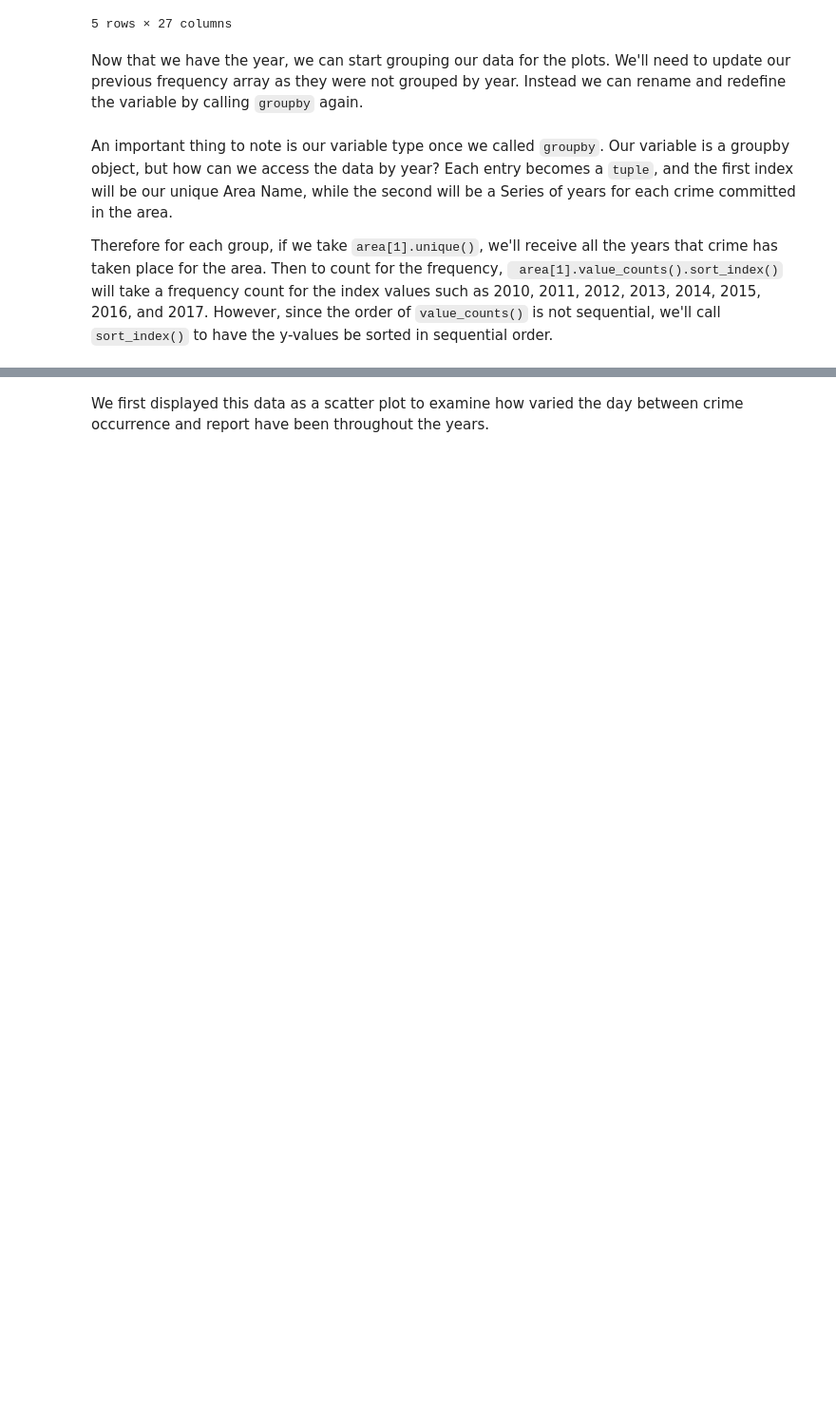
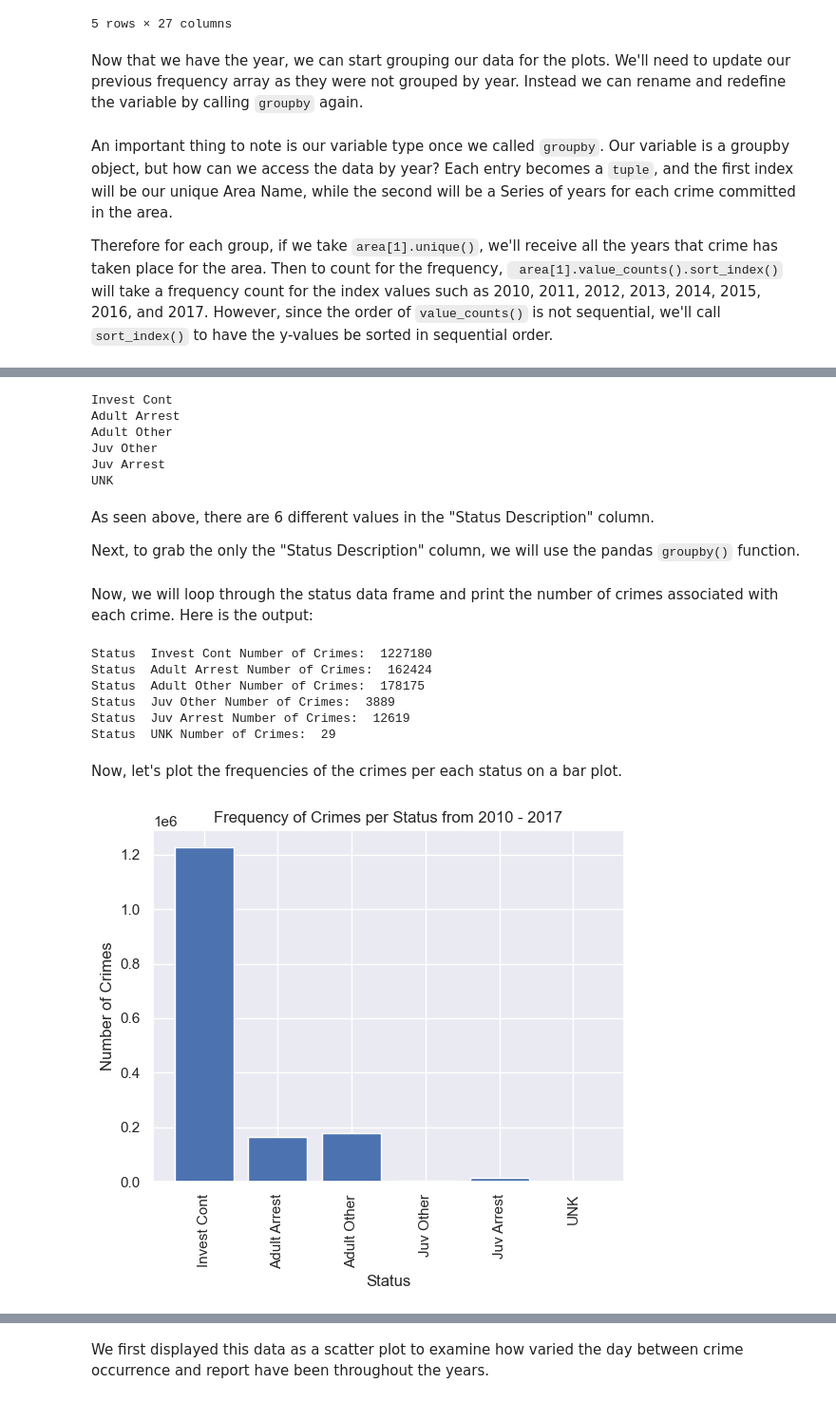
Before and after one commit to asd333333/asd333333.github.io, a Jupyter notebook: Final Project.ipynb, the cells around one changed output, grey strips where cells are left out. Shown at 95% size. Drawn from its saved outputs; the diff is of its cells as text; code cells hidden in the pictures; blank space fills up the shorter version.

```diff
--- a/Final Project.ipynb
+++ b/Final Project.ipynb
@@ -216,0 +254,44 @@ for area in area_crimes:
+# %%
+status = sorted_crime_data['Status Description'].unique()
+print(*status, sep='\n')
+# %% [output]
+Invest Cont
+Adult Arrest
+Adult Other
+Juv Other
+Juv Arrest
+UNK
+# %% [markdown]
+As seen above, there are 6 different values in the "Status Description" column.
+
+Next, to grab the only the "Status Description" column, we will use the pandas `groupby()` function.
+# %%
+status_crimes = sorted_crime_data.groupby(sorted_crime_data['Status Description'])
+# %% [markdown]
+Now, we will loop through the status data frame and print the number of crimes associated with each crime. Here is the output:
+# %%
+status_frequency = []
+
+for stat in status:
+    status_df = status_crimes.get_group(stat)
+    status_frequency.append(len(status_df.index))
+    print("Status ", stat,"Number of Crimes: ", len(status_df.index))
+# %% [output]
+Status  Invest Cont Number of Crimes:  1227180
+Status  Adult Arrest Number of Crimes:  162424
+Status  Adult Other Number of Crimes:  178175
+Status  Juv Other Number of Crimes:  3889
+Status  Juv Arrest Number of Crimes:  12619
+Status  UNK Number of Crimes:  29
+# %% [markdown]
+Now, let's plot the frequencies of the crimes per each status on a bar plot.
+# %%
+plt.figure()
+plt.title("Frequency of Crimes per Status from 2010 - 2017")
+plt.xlabel("Status")
+plt.ylabel("Number of Crimes")
+plt.bar(status, status_frequency)
+plt.xticks(rotation=90)
+plt.show()
+# %% [output]
+[figure, added]
```
Also changed, not shown: parts of 38 cells of this notebook.
